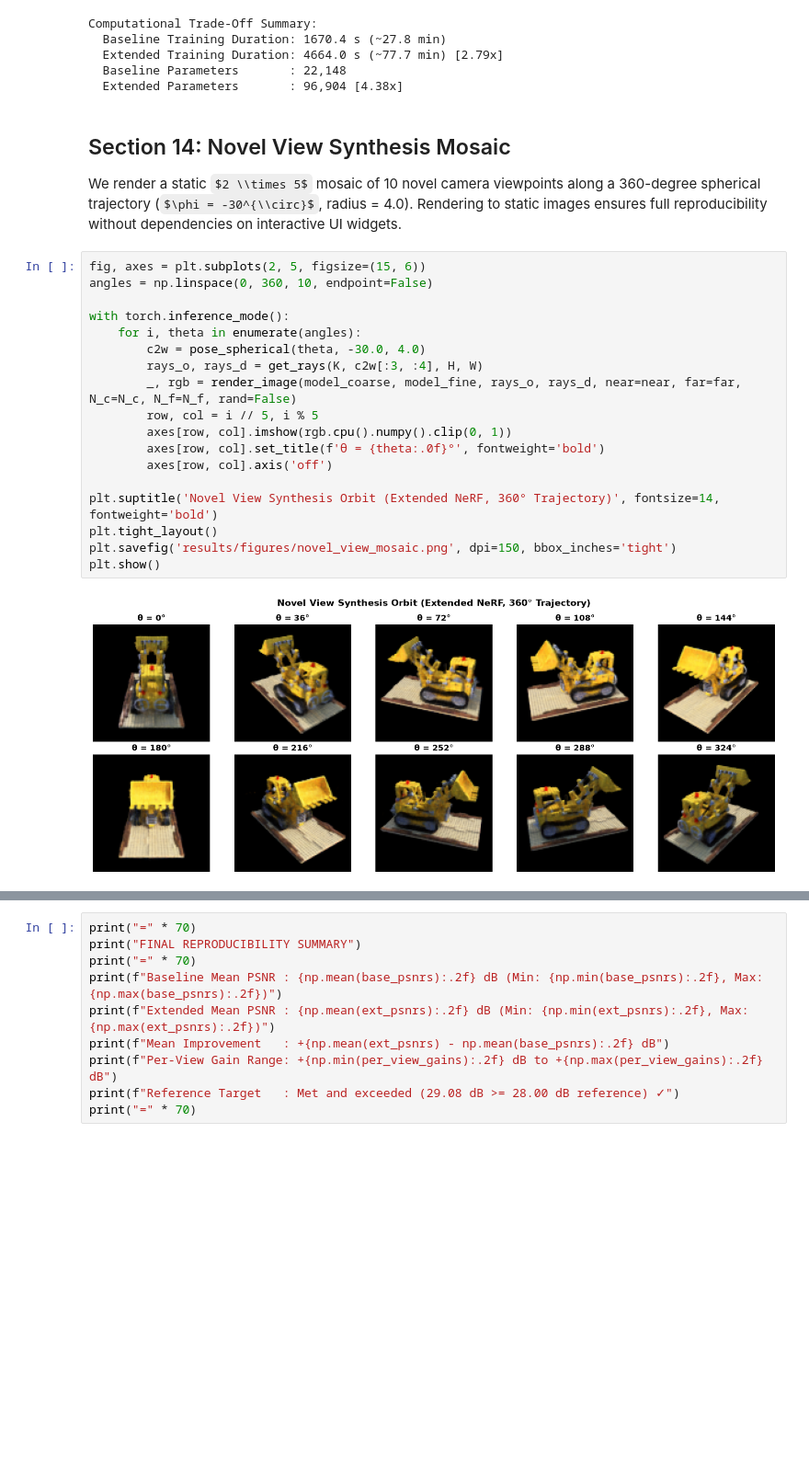
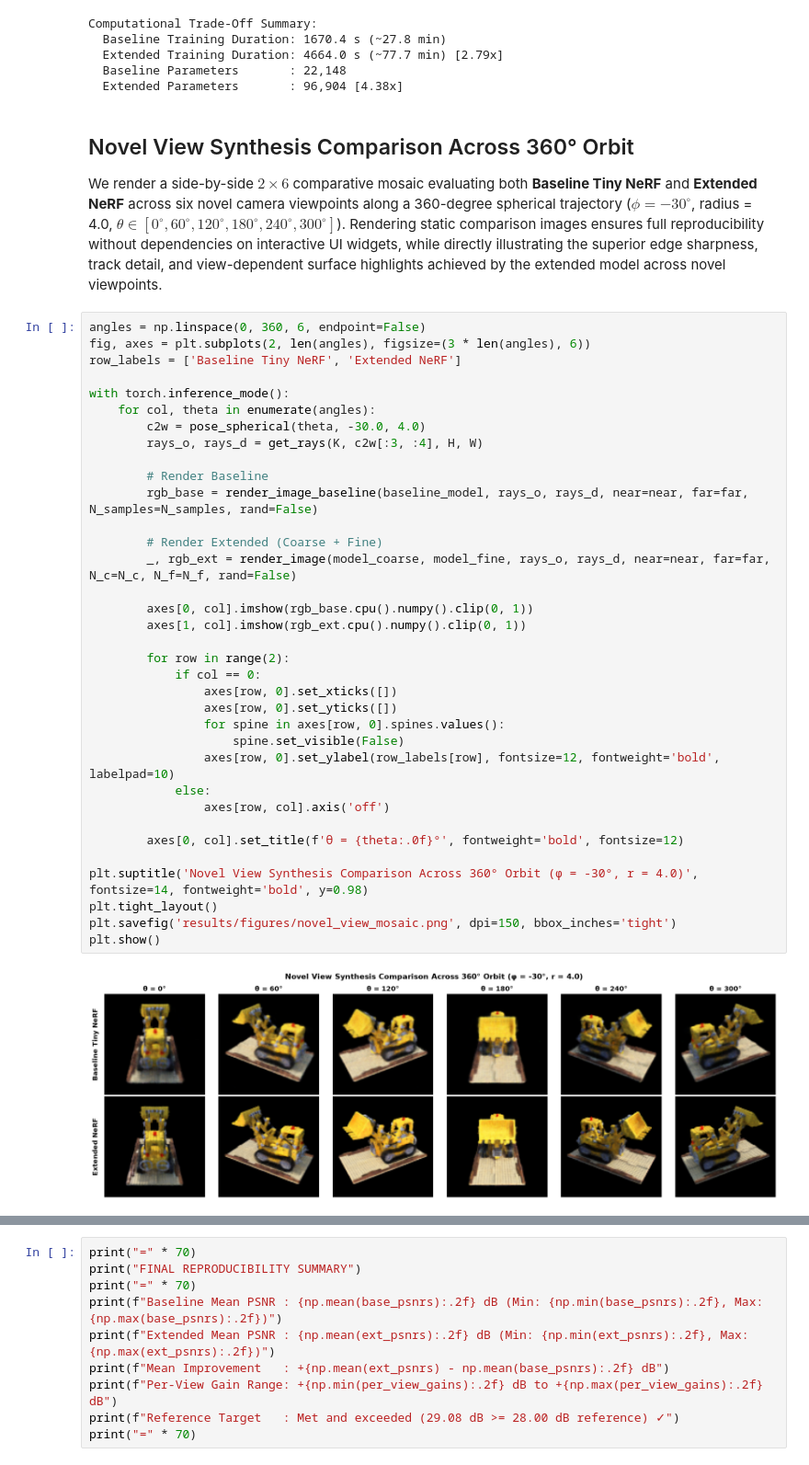
Before and after one commit to tritinvo18/3d_movie, a Jupyter notebook: main_report.ipynb, the cells around one changed output, grey strips where cells are left out. Shown at 92% size. Cells and saved outputs as stored; diff of their text form; some formulas as TeX source; blank space fills up the shorter version.

```diff
--- a/main_report.ipynb
+++ b/main_report.ipynb
@@ -726,26 +750,44 @@ Computational Trade-Off Summary:
   Baseline Parameters       : 22,148
   Extended Parameters       : 96,904 [4.38x]
 # %% [markdown]
-## Section 14: Novel View Synthesis Mosaic
-We render a static $2 \\times 5$ mosaic of 10 novel camera viewpoints along a 360-degree spherical trajectory ($\phi = -30^{\\circ}$, radius = 4.0). Rendering to static images ensures full reproducibility without dependencies on interactive UI widgets.
+## Novel View Synthesis Comparison Across 360° Orbit
+
+We render a side-by-side $2 \times 6$ comparative mosaic evaluating both **Baseline Tiny NeRF** and **Extended NeRF** across six novel camera viewpoints along a 360-degree spherical trajectory ($\phi = -30^{\circ}$, radius = 4.0, $\theta \in [0^{\circ}, 60^{\circ}, 120^{\circ}, 180^{\circ}, 240^{\circ}, 300^{\circ}]$). Rendering static comparison images ensures full reproducibility without dependencies on interactive UI widgets, while directly illustrating the superior edge sharpness, track detail, and view-dependent surface highlights achieved by the extended model across novel viewpoints.
 # %%
-fig, axes = plt.subplots(2, 5, figsize=(15, 6))
-angles = np.linspace(0, 360, 10, endpoint=False)
+angles = np.linspace(0, 360, 6, endpoint=False)
+fig, axes = plt.subplots(2, len(angles), figsize=(3 * len(angles), 6))
+row_labels = ['Baseline Tiny NeRF', 'Extended NeRF']
 
 with torch.inference_mode():
-    for i, theta in enumerate(angles):
+    for col, theta in enumerate(angles):
         c2w = pose_spherical(theta, -30.0, 4.0)
         rays_o, rays_d = get_rays(K, c2w[:3, :4], H, W)
-        _, rgb = render_image(model_coarse, model_fine, rays_o, rays_d, near=near, far=far, N_c=N_c, N_f=N_f, rand=False)
-        row, col = i // 5, i % 5
-        axes[row, col].imshow(rgb.cpu().numpy().clip(0, 1))
-        axes[row, col].set_title(f'θ = {theta:.0f}°', fontweight='bold')
-        axes[row, col].axis('off')
 
-plt.suptitle('Novel View Synthesis Orbit (Extended NeRF, 360° Trajectory)', fontsize=14, fontweight='bold')
+        # Render Baseline
+        rgb_base = render_image_baseline(baseline_model, rays_o, rays_d, near=near, far=far, N_samples=N_samples, rand=False)
+
+        # Render Extended (Coarse + Fine)
+        _, rgb_ext = render_image(model_coarse, model_fine, rays_o, rays_d, near=near, far=far, N_c=N_c, N_f=N_f, rand=False)
+
+        axes[0, col].imshow(rgb_base.cpu().numpy().clip(0, 1))
+        axes[1, col].imshow(rgb_ext.cpu().numpy().clip(0, 1))
+
+        for row in range(2):
+            if col == 0:
+                axes[row, 0].set_xticks([])
+                axes[row, 0].set_yticks([])
+                for spine in axes[row, 0].spines.values():
+                    spine.set_visible(False)
+                axes[row, 0].set_ylabel(row_labels[row], fontsize=12, fontweight='bold', labelpad=10)
+            else:
+                axes[row, col].axis('off')
+
+        axes[0, col].set_title(f'θ = {theta:.0f}°', fontweight='bold', fontsize=12)
+
+plt.suptitle('Novel View Synthesis Comparison Across 360° Orbit (φ = -30°, r = 4.0)', fontsize=14, fontweight='bold', y=0.98)
 plt.tight_layout()
 plt.savefig('results/figures/novel_view_mosaic.png', dpi=150, bbox_inches='tight')
 plt.show()
 # %% [output]
-[figure, old version]
+[figure, new version]
 # %% [markdown]
```
Also changed, not shown: parts of 16 cells of this notebook, 8 other files.
